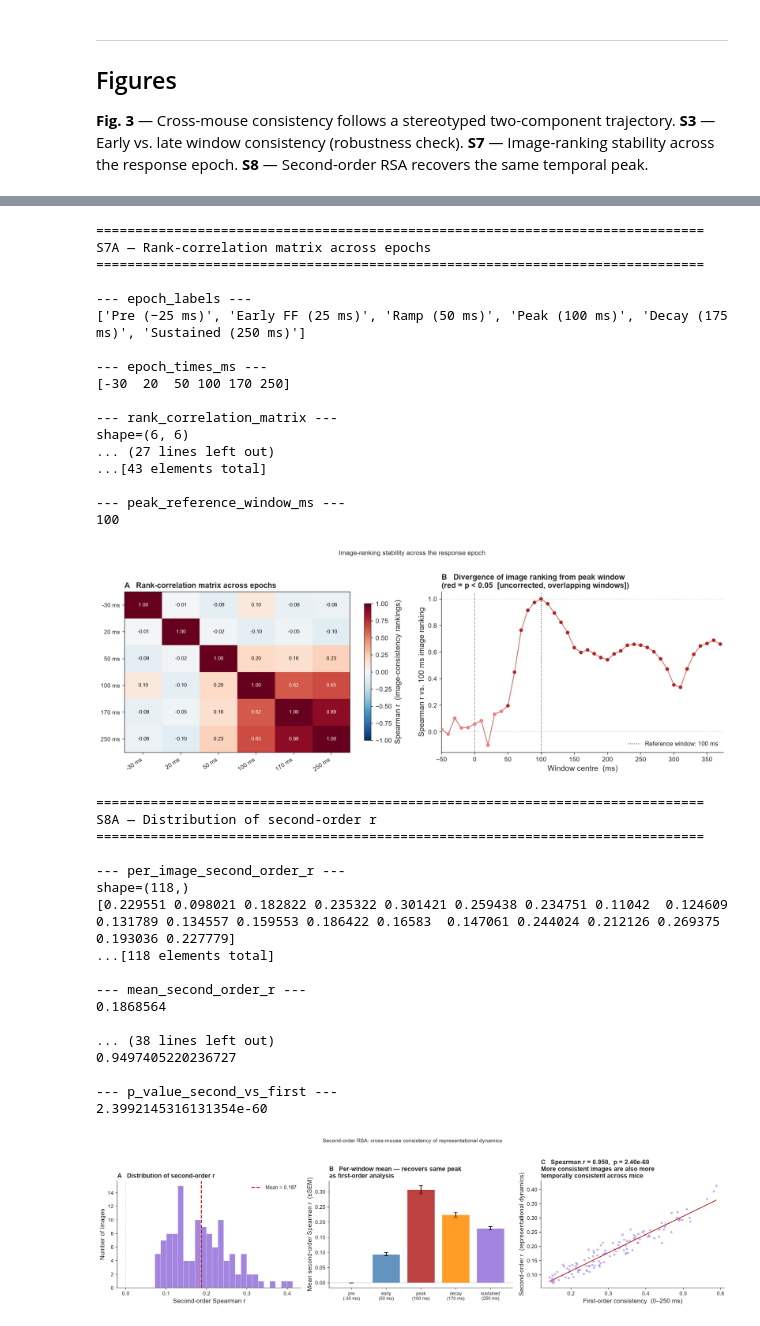
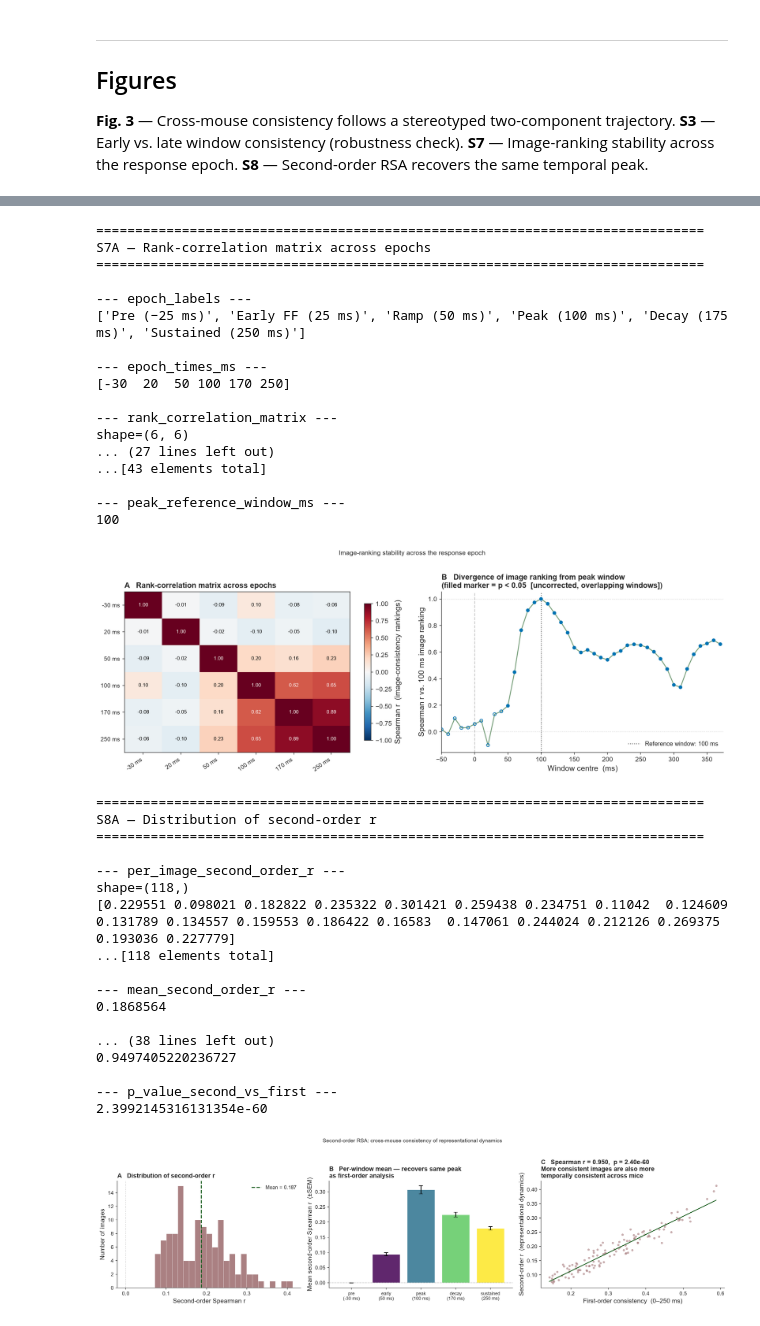
Before and after one commit to Jana-HQ/cross-mouse-v1-rsa, a Jupyter notebook: src/part3_temporal_profile.ipynb, the cells around one changed output, grey strips where cells are left out. Saved outputs shown, nothing was run; the diff lists cells and outputs as text; code cells hidden in the pictures.

```diff
--- a/src/part3_temporal_profile.ipynb
+++ b/src/part3_temporal_profile.ipynb
@@ -47,17 +47,12 @@ plt.rcParams.update({
     'legend.fontsize': 9.5, 'figure.dpi': 150,
 })
 sns.set_style('ticks')
-COL_NS  = 'steelblue'
-COL_GR  = 'darkorange'
-COL_FIT = 'firebrick'
-COL_REF = 'dimgray'
 
-
-colors  = apply_plot_style()
-COL_NS  = colors["COL_NS"]
-COL_GR  = colors["COL_GR"]
-COL_FIT = colors["COL_FIT"]
-COL_REF = colors["COL_REF"]
+colors   = apply_plot_style()
+COL_DATA = colors["COL_DATA"]   # default single-series consistency curve
+COL_FIT  = colors["COL_FIT"]    # model fits / peak annotations
+COL_REF  = colors["COL_REF"]    # reference lines / baselines
+COL_2ND  = colors["COL_2ND"]    # second-order RSA accent (Fig S8)
 # %%
 # Load archive, extract if needed, resolve output paths.
 manifest, bin_edges, ARCHIVE_DIR, FIGURES_DIR, OUTPUTS_DIR = setup_archive(
@@ -482,10 +477,11 @@ for i in range(n_epochs):
 ax.set_title('A   Rank-correlation matrix across epochs', loc='left',
              fontweight='bold', pad=6)
 
-# Panel B: rolling correlation vs. peak
+# Panel B: rolling correlation vs. peak — significance is carried by marker
 ax = axes[1]
-sig_col = [COL_FIT if p < 0.05 else 'lightcoral' for p in p_vs_peak]
-ax.scatter(times_ms, r_vs_peak, c=sig_col, s=22, zorder=3)
+face_vs_peak = [COL_DATA if p < 0.05 else 'none' for p in p_vs_peak]
+ax.scatter(times_ms, r_vs_peak, facecolors=face_vs_peak, edgecolors=COL_DATA,
+           linewidths=1.1, s=22, zorder=3)
 ax.plot(times_ms, r_vs_peak, color=COL_FIT, linewidth=1.4, alpha=0.6)
 ax.axvline(0,        color=COL_REF, linestyle='--', linewidth=1.2, alpha=0.6)
 ax.axvline(peak_key, color='black', linestyle=':',  linewidth=1.2, alpha=0.7,
@@ -495,7 +491,7 @@ ax.axhline(1, color='gray', linestyle=':', linewidth=0.8, alpha=0.4)
 ax.set_xlabel('Window centre  (ms)')
 ax.set_ylabel(f'Spearman r vs. {peak_key} ms image ranking')
 ax.set_title(f'B   Divergence of image ranking from peak window\n'
-             '(red = p < 0.05  [uncorrected, overlapping windows])',
+             '(filled marker = p < 0.05  [uncorrected, overlapping windows])',
              loc='left', fontweight='bold', pad=6)
 ax.xaxis.set_major_locator(mticker.MultipleLocator(50))
 ax.set_xlim(SLIDE_START_MS, SLIDE_END_MS)
@@ -540,7 +536,7 @@ shape=(6, 6)
 
 --- peak_reference_window_ms ---
 100
-[figure, old version]
+[figure, new version]
 # %%
 so_window_labels = list(SO_WINDOWS_MS.keys())
 per_win_means = [np.nanmean(so_r_by_window[:, w]) for w in range(n_so_windows)]
@@ -551,7 +547,7 @@ fig, axes = plt.subplots(1, 3, figsize=(17, 4.5))
 
 # Panel A: distribution of second-order r
 ax = axes[0]
-ax.hist(second_order_r, bins=24, color='mediumpurple', alpha=0.85,
+ax.hist(second_order_r, bins=24, color=COL_2ND, alpha=0.85,
         edgecolor='white', linewidth=0.4)
 ax.axvline(np.nanmean(second_order_r), color=COL_FIT, linestyle='--',
            linewidth=1.8, label=f'Mean = {np.nanmean(second_order_r):.3f}')
@@ -562,11 +558,12 @@ ax.set_title('A   Distribution of second-order r', loc='left', fontweight='bold'
 ax.legend(frameon=False)
 ax.spines[['top', 'right']].set_visible(False)
 
-# Panel B: per-window mean
+# Panel B: per-window mean — same quantity (second-order RSA) across windows,
 ax = axes[1]
-colors_w = ['lightgray', COL_NS, COL_FIT, COL_GR, 'mediumpurple']
 ax.bar(range(n_so_windows), per_win_means, yerr=per_win_sems,
-       color=colors_w, alpha=0.85, capsize=4)
+    color=['gray'] + [plt.cm.viridis(1.5*i / (n_so_windows - 1))
+                for i in range(n_so_windows - 1)],
+    alpha=0.85, capsize=4)
 ax.axhline(0, color='gray', linestyle=':', linewidth=0.8)
 ax.set_xticks(range(n_so_windows))
 ax.set_xticklabels([f'{l}\n({t} ms)' for l, t in
@@ -579,7 +576,7 @@ ax.spines[['top', 'right']].set_visible(False)
 # Panel C: second-order vs. first-order
 ax = axes[2]
 ax.scatter(consistency, second_order_r, s=18, alpha=0.55,
-           color='mediumpurple', linewidths=0)
+           color=COL_2ND, linewidths=0)
 m, b = np.polyfit(consistency, second_order_r, 1)
 xr   = np.linspace(consistency.min(), consistency.max(), 100)
 ax.plot(xr, m * xr + b, color=COL_FIT, linewidth=1.5)
@@ -609,31 +606,31 @@ print_figure_data(
     'S8C — Second-order vs. first-order consistency',
     first_order_consistency=consistency,
     second_order_r=second_order_r,
     linear_fit_x=xr,
     linear_fit_y=m * xr + b,
     spearman_r_second_vs_first=np.array(r_so_fo),
     p_value_second_vs_first=np.array(p_so_fo),
 )
 
 plt.tight_layout()
 plt.savefig(FIGURES_DIR / 'figS8_second_order_rsa.png', bbox_inches='tight')
 plt.show()
 # %% [output]
 ==============================================================================
 S8A — Distribution of second-order r
 ==============================================================================
 
 --- per_image_second_order_r ---
 shape=(118,)
 [0.229551 0.098021 0.182822 0.235322 0.301421 0.259438 0.234751 0.11042  0.124609 0.131789 0.134557 0.159553 0.186422 0.16583  0.147061 0.244024 0.212126 0.269375 0.193036 0.227779]
 ...[118 elements total]
 
 --- mean_second_order_r ---
 0.1868564
 
 ... (38 lines left out)
 0.9497405220236727
 
 --- p_value_second_vs_first ---
 2.3992145316131354e-60
-[figure, old version]
+[figure, new version]
```
Also changed, not shown: parts of 4 cells of this notebook, 26 other files.
